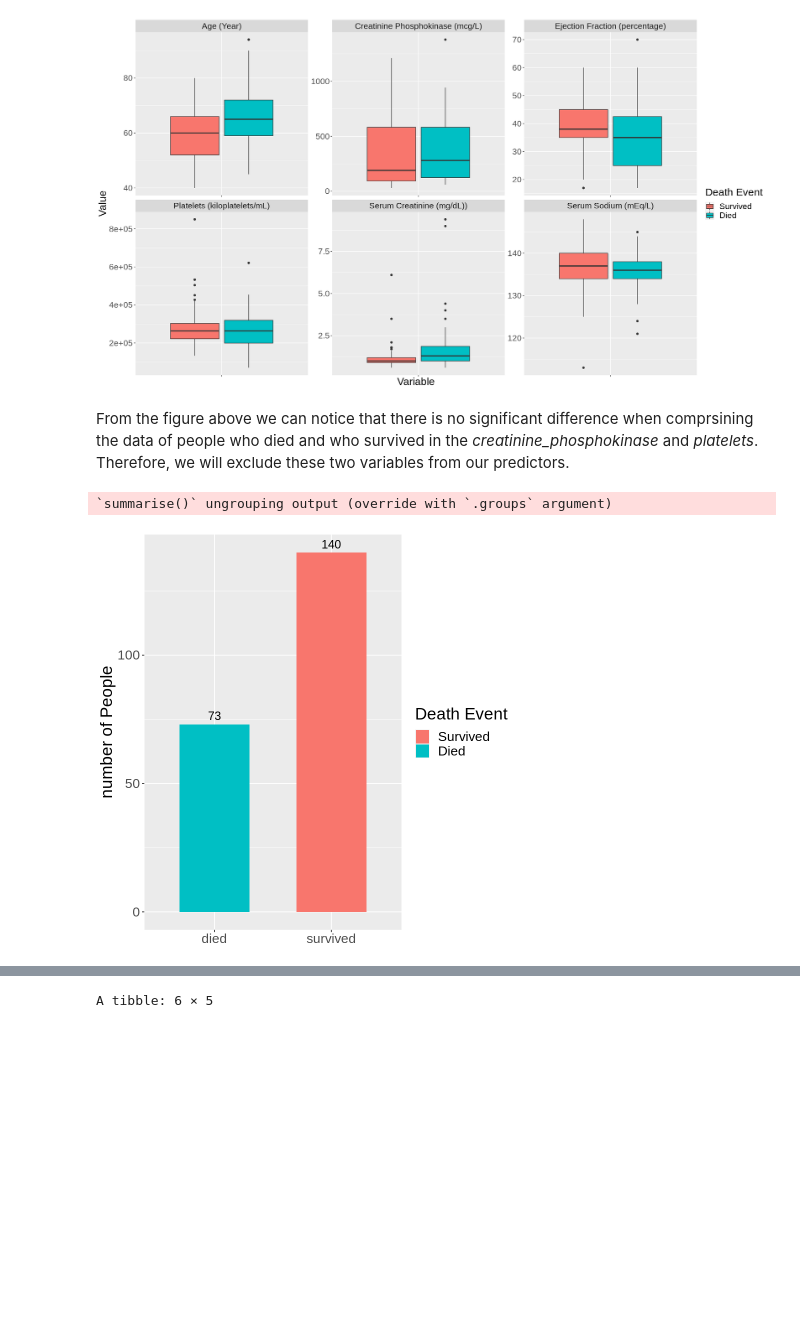
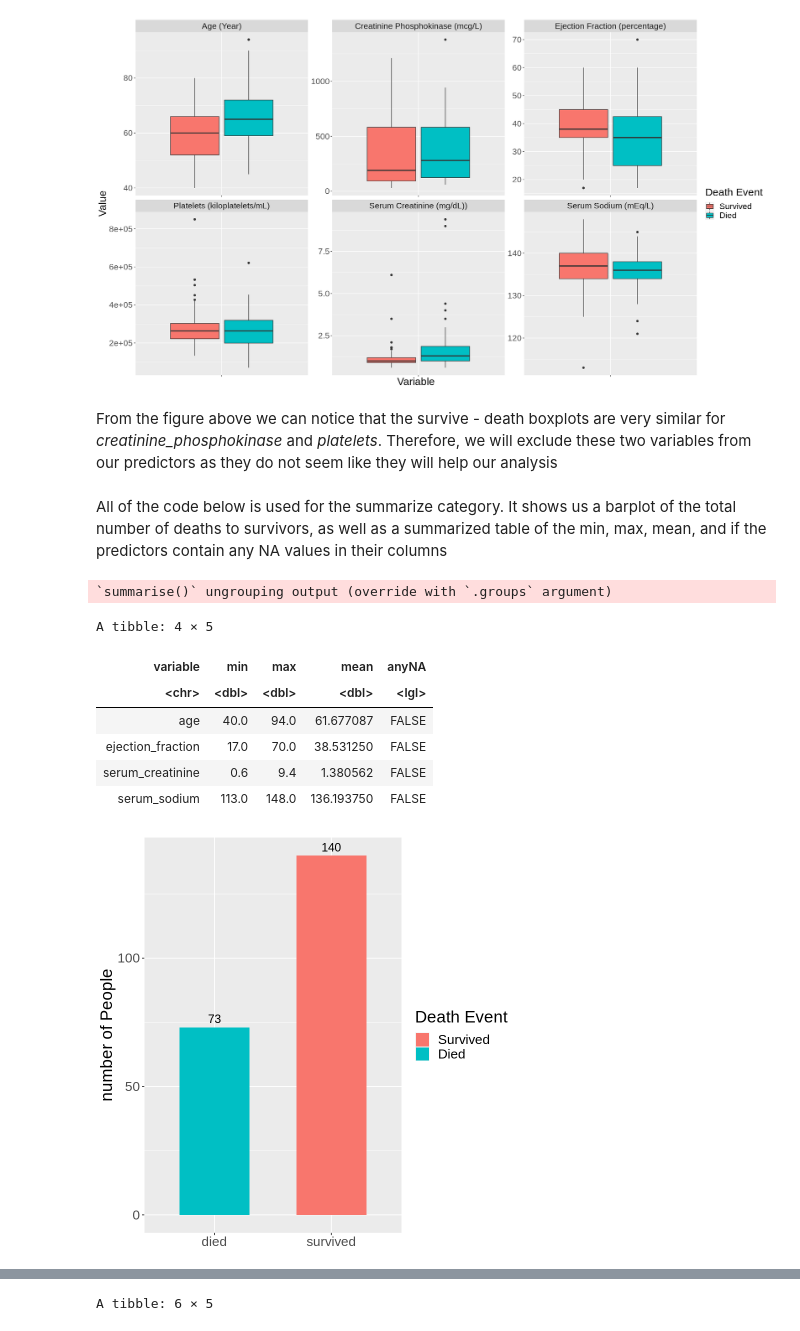
Before and after one commit to SaadRehmanCS/DSCI_project, a Jupyter notebook: heart_failure_analysis.ipynb, the cells around one changed output, grey strips where cells are left out. Cells and saved outputs as stored; diff of their text form; code cells hidden in the pictures; blank space fills up the shorter version.

```diff
--- a/heart_failure_analysis.ipynb
+++ b/heart_failure_analysis.ipynb
@@ -94,44 +119,44 @@ options(repr.plot.width = NULL, repr.plot.height = NULL)
 # %% [output]
 [figure]
 # %% [markdown]
-From the figure above we can notice that there is no significant difference when comprsining the data of people who died and who survived in the *creatinine_phosphokinase* and *platelets*. Therefore, we will exclude these two variables from our predictors.
+From the figure above we can notice that the survive - death boxplots are very similar for *creatinine_phosphokinase* and *platelets*. Therefore, we will exclude these two variables from our predictors as they do not seem like they will help our analysis
+# %% [markdown]
+All of the code below is used for the summarize category. It shows us a barplot of the total number of deaths to survivors, as well as a summarized table of the min, max, mean, and if the predictors contain any NA values in their columns
 # %%
 # Here is the summary of the dataframe:
 
-summarized_heard_data <- pivoted_heart_data %>%
+summarized_heart_data <- pivoted_heart_data %>%
                         group_by(variable) %>%
                         summarize(min = min(value), max = max(value), mean = mean(value))  %>%
-                        pivot_longer(cols=c(min:mean), names_to="measure", values_to="value") %>%
-                        mutate(value = round(value,digits=2)) %>%
                         mutate(anyNA = anyNA(variable)) %>%
                         filter(variable != "creatinine_phosphokinase", variable != "platelets")
 
-#summarized_heard_data
+number_of_people <- c(death_event_column %>%
+                      filter(death_event == 0) %>%
+                      nrow(), death_event_column %>%
+                      filter(death_event == 1) %>%
+                      nrow())
+death_event <- c("survived", "died")
+df <- data.frame(death_event, number_of_people)
 
-death_event_column <- heart_data %>% select(death_event)
-number_of_people <- c(death_event_column %>% filter(death_event == 0) %>% nrow(), death_event_column %>% filter(death_event == 1) %>% nrow())
-death_event <- c("survived", "died")
-
-df <- data.frame(death_event, number_of_people)
-#df
-
-#death_event_summary_plot <- ggplot(df, aes(x=death_event, y=number_of_people, fill = death_event)) +
-#                            geom_bar(stat="identity", width = 0.6) +
-#                            labs(x = NULL, y = "number of People")  +
-#                            scale_fill_manual(values = c("#00bfc4", "#f8766d"), name = "Death Event", labels = c("Died", "Survived")) +
-#                            theme(text = element_text(size = 20)) +
-#                            geom_text(aes(label=number_of_people), vjust=-0.5, size=5)
 
 death_event_summary_plot <- ggplot(df, aes(x=death_event, y=number_of_people, fill = death_event)) +
                             geom_bar(stat="identity", width = 0.6) +
                             labs(x = NULL, y = "number of People")  +
                             scale_fill_manual(values = c("#00bfc4", "#f8766d"), name = "Death Event", labels = c("Died", "Survived")) +
                             theme(text = element_text(size = 20)) +
                             geom_text(aes(label=number_of_people), vjust=-0.5, size=5) +
                             guides(fill = guide_legend(reverse = TRUE))
 
-
+summarized_heart_data
 death_event_summary_plot
 # %% [output]
 `summarise()` ungrouping output (override with `.groups` argument)
+A tibble: 4 × 5
+| variable | min | max | mean | anyNA |
+| <chr> | <dbl> | <dbl> | <dbl> | <lgl> |
+| age | 40.0 | 94.0 | 61.677087 | FALSE |
+| ejection_fraction | 17.0 | 70.0 | 38.531250 | FALSE |
+| serum_creatinine | 0.6 | 9.4 | 1.380562 | FALSE |
+| serum_sodium | 113.0 | 148.0 | 136.193750 | FALSE |
 [figure]
```
Also changed, not shown: parts of 6 cells of this notebook.
